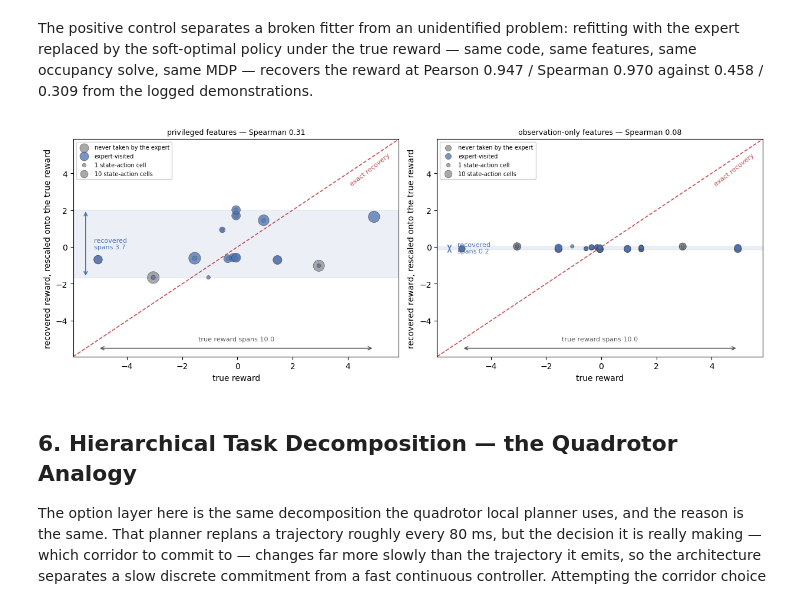
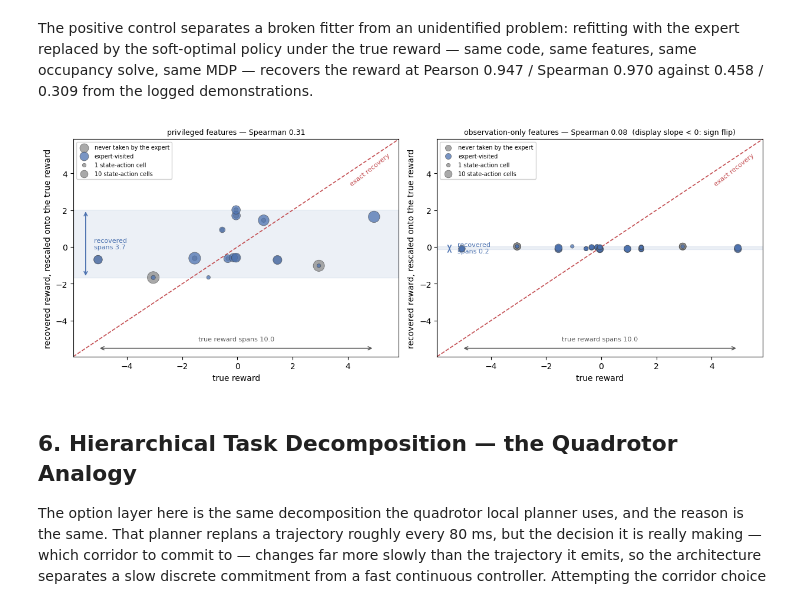
Before and after one commit to LHY3015/hongyu-ingen-ml-analyst, a Jupyter notebook: notebooks/W06_IRL_Hierarchical.ipynb, the cells around one changed output. Cells and saved outputs as stored; diff of their text form; code cells hidden in the pictures.

Commit message:
W6 review: notebook corrections and re-execution

```diff
--- a/notebooks/W06_IRL_Hierarchical.ipynb
+++ b/notebooks/W06_IRL_Hierarchical.ipynb
@@ -252,0 +308,23 @@ reroute  discount effect   +0.247 at 250k,   +0.221 at 1M | budget effect   +0.0
+# %%
+# The ten-world protocol exists so that every "A beats B" claim carries a paired Wilcoxon; the
+# option arms were the one family exempted, because their eval files stored only aggregates.
+# With per-world returns in the artifacts, the factorial effects get the same test as the flat
+# families. The paired vector is the per-world mean across train seeds, as in §3 of the PG notebook.
+def opt_per_world(tag):
+    return np.array(oe[tag]['per_seed_per_world']).mean(0)
+
+
+FACT_PAIRS = [
+    ('discount effect at 250k', 'options_smdp_g1', 'options_smdp'),
+    ('discount effect at 1M', 'options_smdp_g1_1m', 'options_smdp_1m'),
+    ('budget effect at γ = 0.99', 'options_smdp_1m', 'options_smdp'),
+    ('budget effect at γ = 1.0', 'options_smdp_g1_1m', 'options_smdp_g1'),
+    ('best arm vs scripted option policy', 'options_smdp_g1_1m', 'scripted_option'),
+]
+rows = []
+for name, a, b in FACT_PAIRS:
+    t = paired_test(opt_per_world(a), opt_per_world(b))
+    rows.append({'comparison': name, 'A': a, 'B': b,
+                 'Δ return (A−B)': round(t['delta'], 1), 'p': round(t['p'], 4),
+                 'significant': t['significant']})
+pd.DataFrame(rows)
@@ -384,9 +471,11 @@ replaced by the soft-optimal policy under the true reward — same code, same fe
 solve, same MDP — recovers the reward at Pearson 0.947 / Spearman 0.970 against 0.458 / 0.309 from the
 logged demonstrations.
 # %%
-# A linear reward is identifiable only up to a positive affine transformation, so the recovered
-# values are mapped onto the true reward's scale before plotting. Exact recovery then lies on y = x,
-# and the vertical extent of the point cloud against the diagonal is what the fit lost.
+# The recovered values are mapped onto the true reward's scale by an unconstrained least-squares
+# affine fit before plotting; exact recovery then lies on y = x, and the vertical extent of the
+# point cloud against the diagonal is what the fit lost. For a fit this weak the least-squares
+# slope can come out negative — outside the positive-affine family the identifiability argument
+# licenses — so a negative slope is flagged on the panel rather than hidden.
 true_R = np.asarray(IRL.true_reward_table(mdp)).ravel()
 vis = np.asarray(mdp['expert_visit']).ravel()
 span_true = true_R.max() - true_R.min()
@@ -398,41 +487,42 @@ for ax, fs, name in [(axes[0], 'priv', 'privileged features'),
     a, b = val[fs]['reward']['affine_alpha'], val[fs]['reward']['affine_beta']
     corrected = a * r + b
     lo, hi = corrected.min(), corrected.max()
+    flip = '  (display slope < 0: sign flip)' if a < 0 else ''
 
     lim = [true_R.min() - 0.9, true_R.max() + 0.9]
     ax.plot(lim, lim, ls='--', lw=1.2, color=RED, zorder=1)
     ax.text(lim[1] - 0.3, lim[1] - 0.9, 'exact recovery', color=RED, fontsize=8,
             ha='right', rotation=38, rotation_mode='anchor')
 
     # the band the fit actually produces, against the range it was trying to reproduce
     ax.axhspan(lo, hi, color=BLUE, alpha=0.10, zorder=0)
     ax.annotate('', xy=(lim[0] + 0.45, lo), xytext=(lim[0] + 0.45, hi),
                 arrowprops=dict(arrowstyle='<->', color=BLUE, lw=1.2))
     ax.text(lim[0] + 0.75, (lo + hi) / 2, f'recovered\nspans {hi - lo:.1f}',
             fontsize=8, color=BLUE, va='center')
     ax.annotate('', xy=(true_R.min(), lim[0] + 0.45), xytext=(true_R.max(), lim[0] + 0.45),
                 arrowprops=dict(arrowstyle='<->', color='0.35', lw=1.2))
     ax.text((true_R.min() + true_R.max()) / 2, lim[0] + 0.85,
             f'true reward spans {span_true:.1f}', fontsize=8, color='0.35', ha='center')
 
     for mask, c, lab in [(vis == 0, GREY, 'never taken by the expert'), (vis > 0, BLUE, 'expert-visited')]:
         if not mask.any():
             continue
         pts, cnt = np.unique(np.round(np.c_[true_R[mask], corrected[mask]], 3), axis=0, return_counts=True)
         ax.scatter(pts[:, 0], pts[:, 1], s=14 + 7 * cnt, color=c, alpha=0.75,
                    edgecolor='0.25', lw=0.5, zorder=3, label=lab)
     for n in (1, 10):                                   # marker-size key
         ax.scatter([], [], s=14 + 7 * n, color=GREY, alpha=0.75, edgecolor='0.25', lw=0.5,
                    label=f'{n} state-action cell' + ('s' if n > 1 else ''))
 
     ax.set_xlim(lim); ax.set_ylim(lim)
     ax.set_xlabel('true reward')
     ax.set_ylabel('recovered reward, rescaled onto the true reward')
-    ax.set_title(f"{name} — Spearman {val[fs]['reward']['spearman']:.2f}", fontsize=9)
+    ax.set_title(f"{name} — Spearman {val[fs]['reward']['spearman']:.2f}{flip}", fontsize=9)
     ax.legend(fontsize=7, loc='upper left', framealpha=0.9)
 plt.tight_layout(); save(fig, 'irl_recovery.png'); plt.show()
 # %% [output]
-[figure, old version]
+[figure, new version]
 # %% [markdown]
 ## 6. Hierarchical Task Decomposition — the Quadrotor Analogy
 
```
Also changed, not shown: parts of 9 cells of this notebook, 7 other files.
